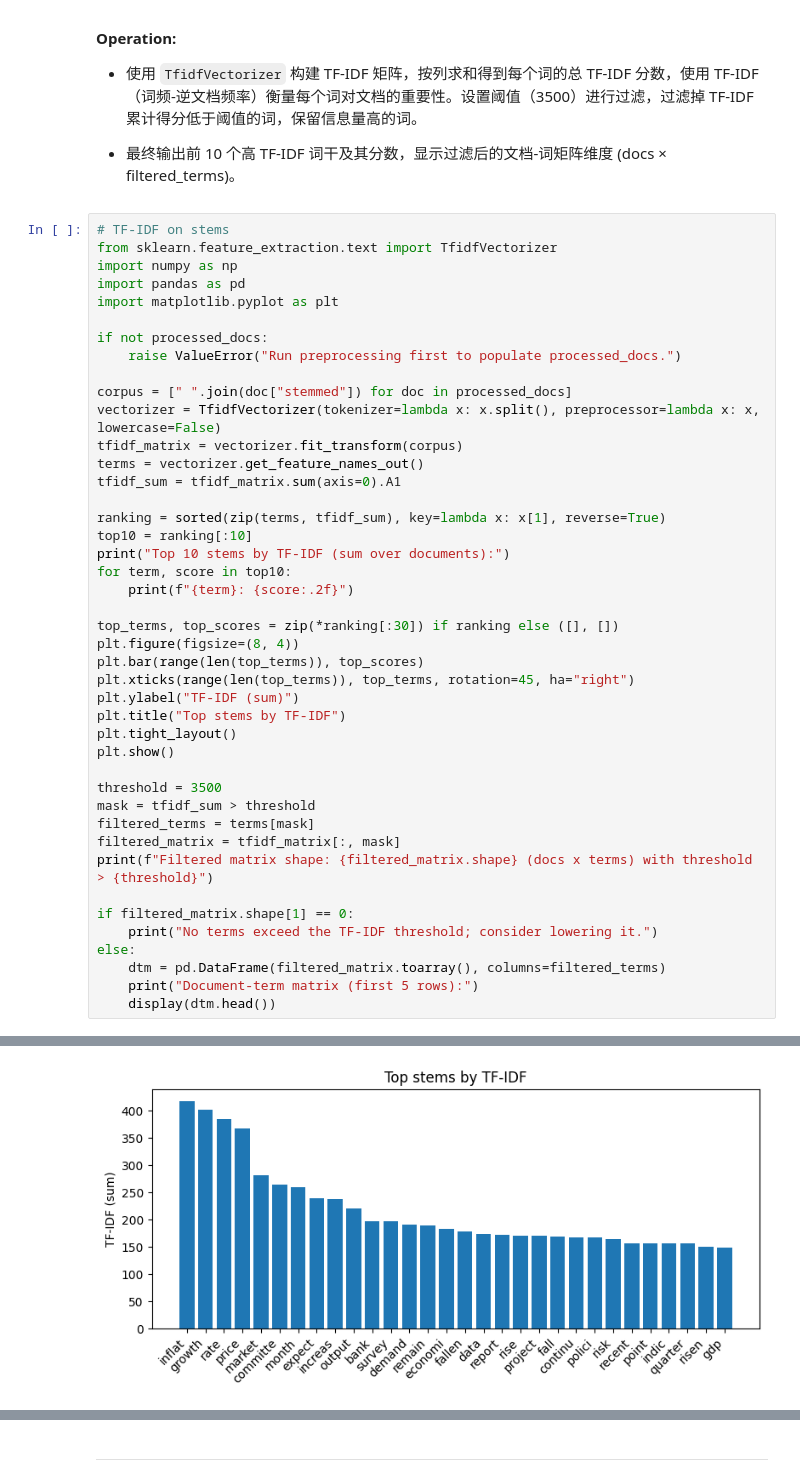
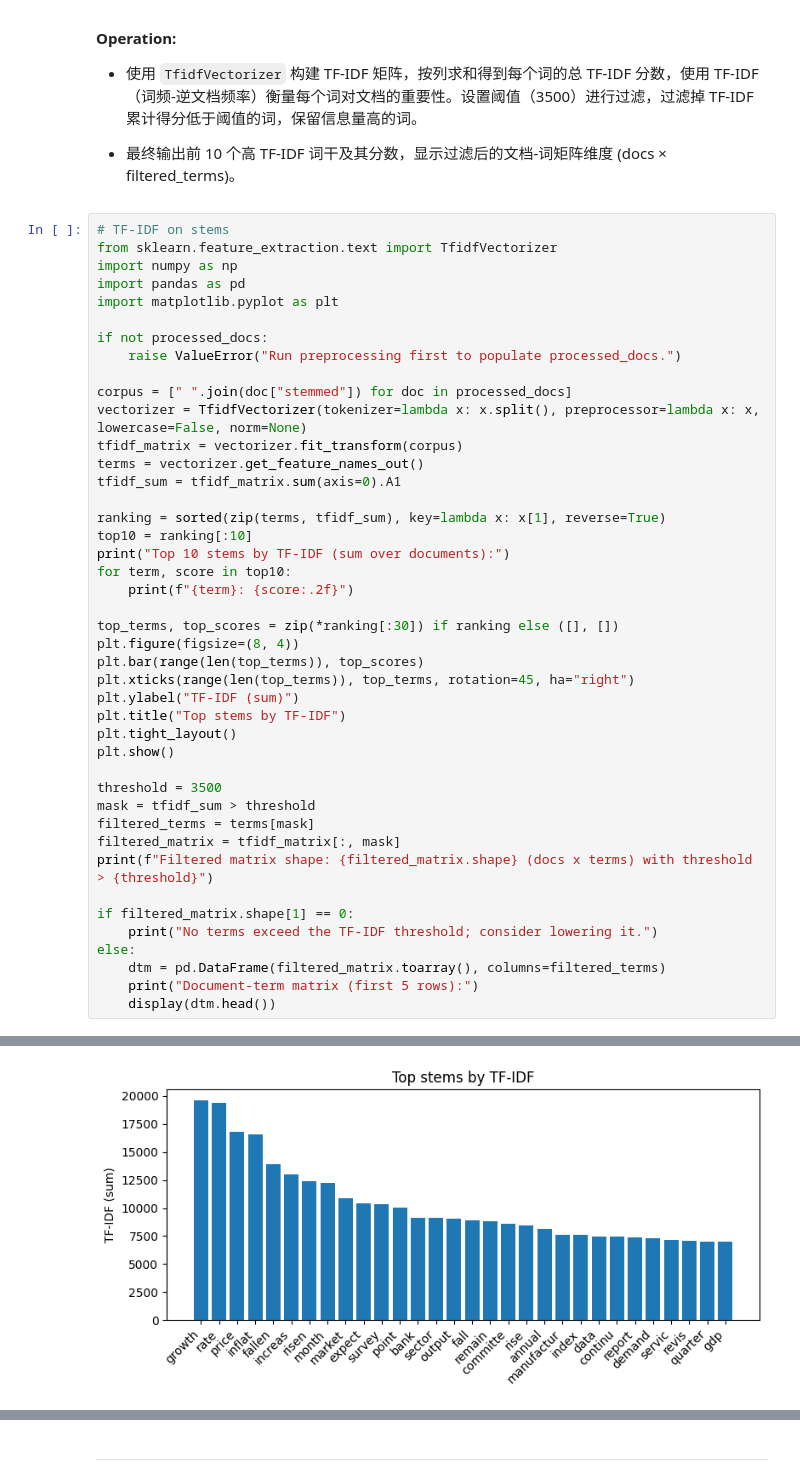
Before and after one commit to George-hardworking/data-science-in-empirical-economics, a Jupyter notebook: assignment1/scripts/assignment1_kaibiao.ipynb, the cells around one changed output, grey strips where cells are left out. Saved outputs shown, nothing was run; the diff lists cells and outputs as text.

```diff
--- a/assignment1/scripts/assignment1_kaibiao.ipynb
+++ b/assignment1/scripts/assignment1_kaibiao.ipynb
@@ -227,7 +227,7 @@ if not processed_docs:
     raise ValueError("Run preprocessing first to populate processed_docs.")
 
 corpus = [" ".join(doc["stemmed"]) for doc in processed_docs]
-vectorizer = TfidfVectorizer(tokenizer=lambda x: x.split(), preprocessor=lambda x: x, lowercase=False)
+vectorizer = TfidfVectorizer(tokenizer=lambda x: x.split(), preprocessor=lambda x: x, lowercase=False, norm=None)
 tfidf_matrix = vectorizer.fit_transform(corpus)
 terms = vectorizer.get_feature_names_out()
 tfidf_sum = tfidf_matrix.sum(axis=0).A1
@@ -274 +274 @@ output: 221.26
-[figure, old version]
+[figure, new version]
```
Also changed, not shown: parts of 10 cells of this notebook.
